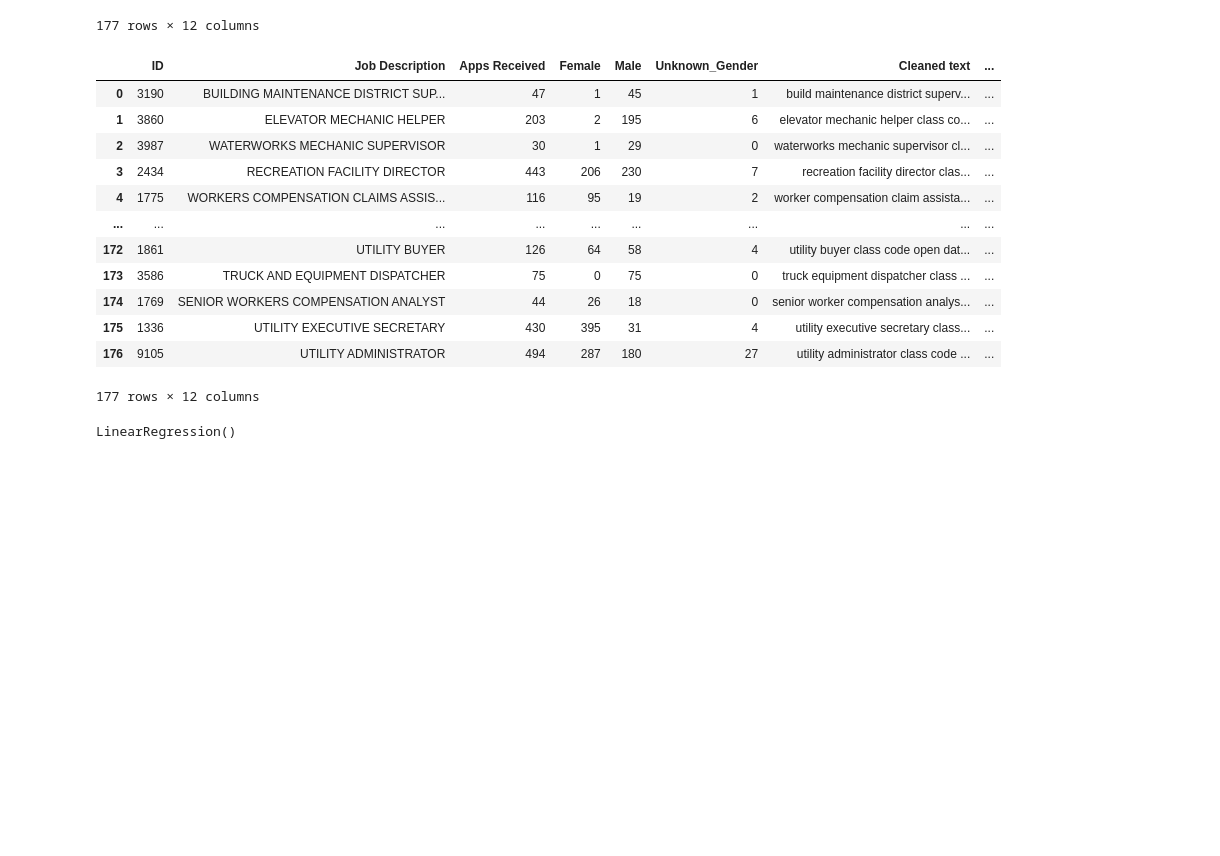
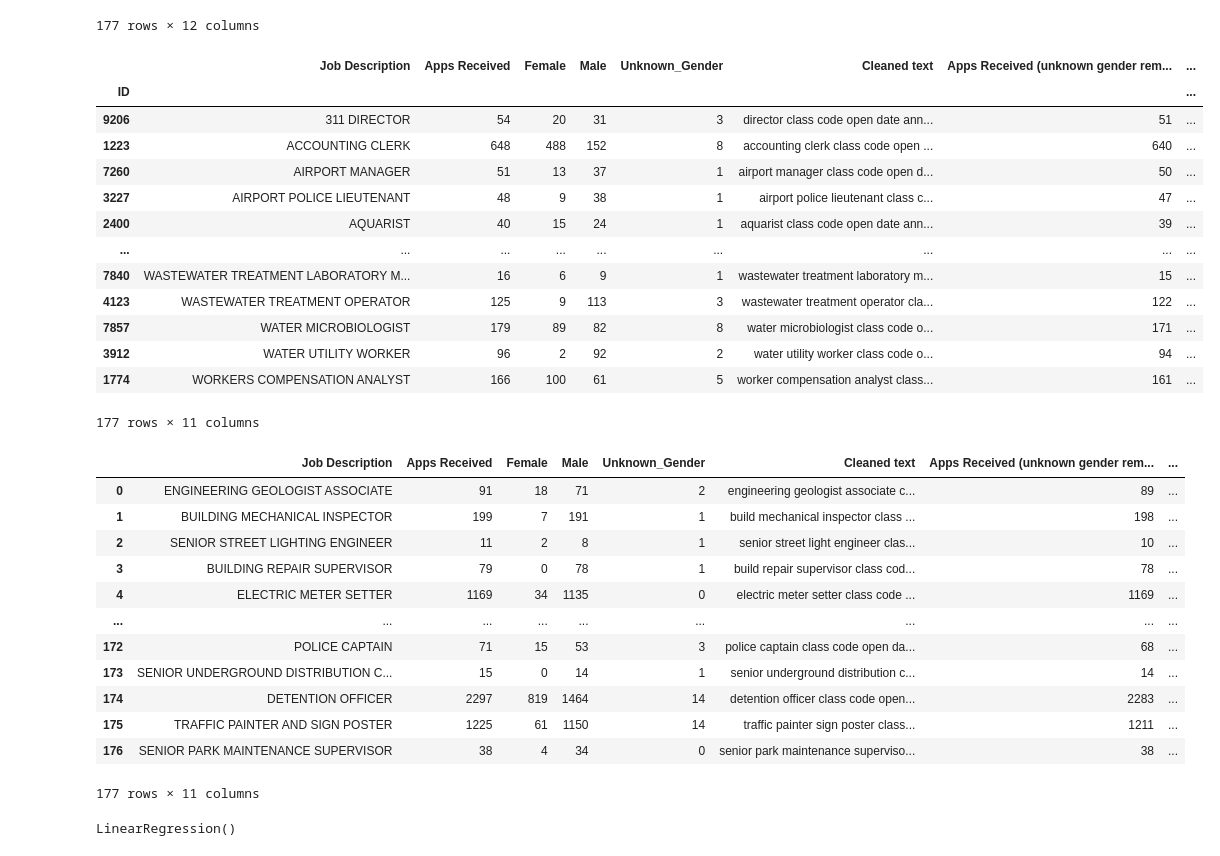
Before and after one commit to JohannaUlveklint/job_discrimination_sandbox, a Jupyter notebook: notebooks/regression_britta.ipynb, the cells around one changed output. Cells and saved outputs as stored; diff of their text form; code cells hidden in the pictures; blank space fills up the shorter version.

```diff
--- a/notebooks/regression_britta.ipynb
+++ b/notebooks/regression_britta.ipynb
@@ -76,5 +76,23 @@ df
 | 175 | 3912 | WATER UTILITY WORKER | 96 | 2 | 92 | 2 | water utility worker class code o... | ... |
 | 176 | 1774 | WORKERS COMPENSATION ANALYST | 166 | 100 | 61 | 5 | worker compensation analyst class... | ... |
 177 rows × 12 columns
+# %%
+df.set_index("ID", inplace=True)
+df
+# %% [output]
+|  | Job Description | Apps Received | Female | Male | Unknown_Gender | Cleaned text | Apps Received (unknown gender rem... | ... |
+| ID |  |  |  |  |  |  |  | ... |
+| 9206 | 311 DIRECTOR | 54 | 20 | 31 | 3 | director class code open date ann... | 51 | ... |
+| 1223 | ACCOUNTING CLERK | 648 | 488 | 152 | 8 | accounting clerk class code open ... | 640 | ... |
+| 7260 | AIRPORT MANAGER | 51 | 13 | 37 | 1 | airport manager class code open d... | 50 | ... |
+| 3227 | AIRPORT POLICE LIEUTENANT | 48 | 9 | 38 | 1 | airport police lieutenant class c... | 47 | ... |
+| 2400 | AQUARIST | 40 | 15 | 24 | 1 | aquarist class code open date ann... | 39 | ... |
+| ... | ... | ... | ... | ... | ... | ... | ... | ... |
+| 7840 | WASTEWATER TREATMENT LABORATORY M... | 16 | 6 | 9 | 1 | wastewater treatment laboratory m... | 15 | ... |
+| 4123 | WASTEWATER TREATMENT OPERATOR | 125 | 9 | 113 | 3 | wastewater treatment operator cla... | 122 | ... |
+| 7857 | WATER MICROBIOLOGIST | 179 | 89 | 82 | 8 | water microbiologist class code o... | 171 | ... |
+| 3912 | WATER UTILITY WORKER | 96 | 2 | 92 | 2 | water utility worker class code o... | 94 | ... |
+| 1774 | WORKERS COMPENSATION ANALYST | 166 | 100 | 61 | 5 | worker compensation analyst class... | 161 | ... |
+177 rows × 11 columns
 # %%
 # Save distributional data to csv
@@ -84,19 +102,19 @@ df
 df = df.sample(frac=1).reset_index(drop=True)
 df
 # %% [output]
-|  | ID | Job Description | Apps Received | Female | Male | Unknown_Gender | Cleaned text | ... |
-| 0 | 3190 | BUILDING MAINTENANCE DISTRICT SUP... | 47 | 1 | 45 | 1 | build maintenance district superv... | ... |
-| 1 | 3860 | ELEVATOR MECHANIC HELPER | 203 | 2 | 195 | 6 | elevator mechanic helper class co... | ... |
-| 2 | 3987 | WATERWORKS MECHANIC SUPERVISOR | 30 | 1 | 29 | 0 | waterworks mechanic supervisor cl... | ... |
-| 3 | 2434 | RECREATION FACILITY DIRECTOR | 443 | 206 | 230 | 7 | recreation facility director clas... | ... |
-| 4 | 1775 | WORKERS COMPENSATION CLAIMS ASSIS... | 116 | 95 | 19 | 2 | worker compensation claim assista... | ... |
+|  | Job Description | Apps Received | Female | Male | Unknown_Gender | Cleaned text | Apps Received (unknown gender rem... | ... |
+| 0 | ENGINEERING GEOLOGIST ASSOCIATE | 91 | 18 | 71 | 2 | engineering geologist associate c... | 89 | ... |
+| 1 | BUILDING MECHANICAL INSPECTOR | 199 | 7 | 191 | 1 | build mechanical inspector class ... | 198 | ... |
+| 2 | SENIOR STREET LIGHTING ENGINEER | 11 | 2 | 8 | 1 | senior street light engineer clas... | 10 | ... |
+| 3 | BUILDING REPAIR SUPERVISOR | 79 | 0 | 78 | 1 | build repair supervisor class cod... | 78 | ... |
+| 4 | ELECTRIC METER SETTER | 1169 | 34 | 1135 | 0 | electric meter setter class code ... | 1169 | ... |
 | ... | ... | ... | ... | ... | ... | ... | ... | ... |
-| 172 | 1861 | UTILITY BUYER | 126 | 64 | 58 | 4 | utility buyer class code open dat... | ... |
-| 173 | 3586 | TRUCK AND EQUIPMENT DISPATCHER | 75 | 0 | 75 | 0 | truck equipment dispatcher class ... | ... |
-| 174 | 1769 | SENIOR WORKERS COMPENSATION ANALYST | 44 | 26 | 18 | 0 | senior worker compensation analys... | ... |
-| 175 | 1336 | UTILITY EXECUTIVE SECRETARY | 430 | 395 | 31 | 4 | utility executive secretary class... | ... |
-| 176 | 9105 | UTILITY ADMINISTRATOR | 494 | 287 | 180 | 27 | utility administrator class code ... | ... |
+| 172 | POLICE CAPTAIN | 71 | 15 | 53 | 3 | police captain class code open da... | 68 | ... |
+| 173 | SENIOR UNDERGROUND DISTRIBUTION C... | 15 | 0 | 14 | 1 | senior underground distribution c... | 14 | ... |
+| 174 | DETENTION OFFICER | 2297 | 819 | 1464 | 14 | detention officer class code open... | 2283 | ... |
+| 175 | TRAFFIC PAINTER AND SIGN POSTER | 1225 | 61 | 1150 | 14 | traffic painter sign poster class... | 1211 | ... |
+| 176 | SENIOR PARK MAINTENANCE SUPERVISOR | 38 | 4 | 34 | 0 | senior park maintenance superviso... | 38 | ... |
-177 rows × 12 columns
+177 rows × 11 columns
 # %%
 X = df["Cleaned text"]
 # Single output, female share can be derived from male share (1 - male share)
```
Also changed, not shown: parts of 1 cell of this notebook, 1 other file.
